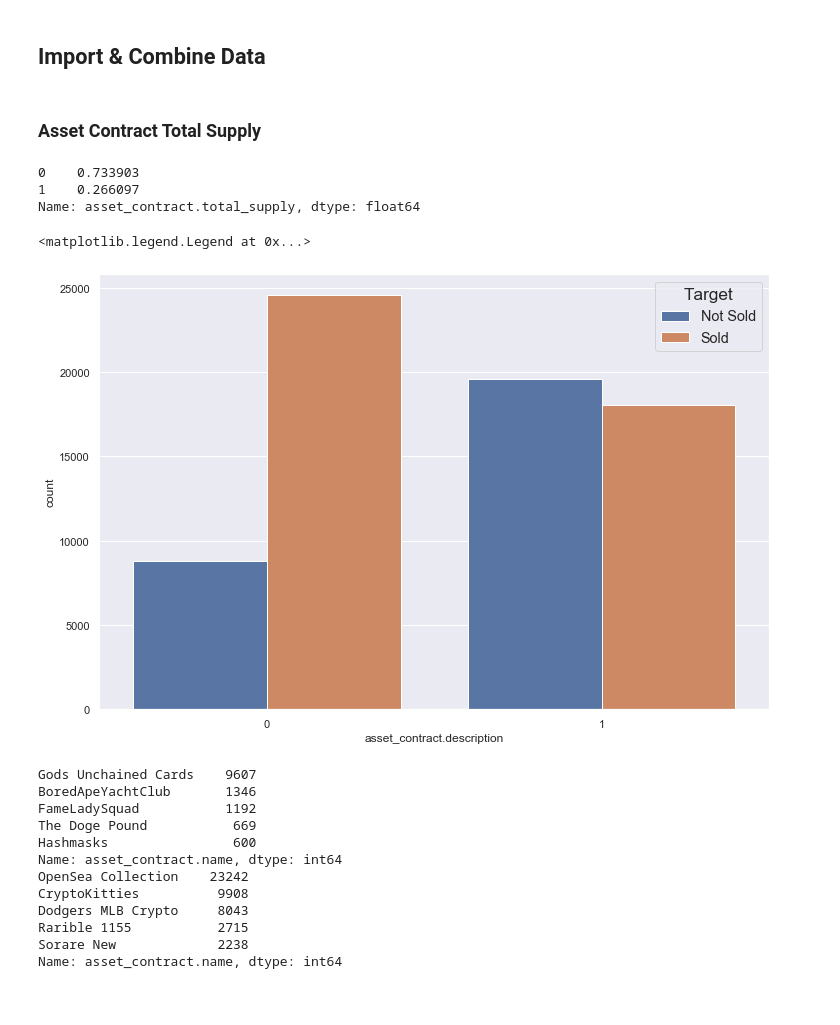
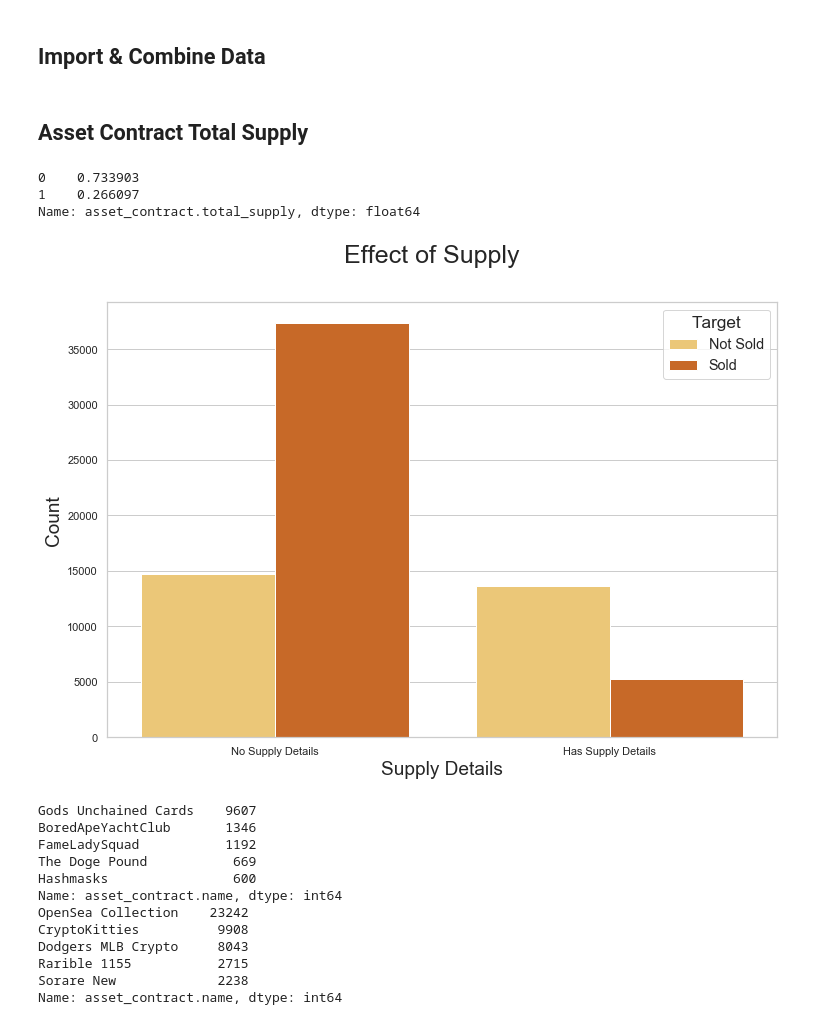
Before and after one commit to shawnjohnsamuel/nft-sale-prediction, a Jupyter notebook: notebooks/5_visualizations.ipynb, the cells around one changed output. Cells and saved outputs as stored; diff of their text form; code cells hidden in the pictures.

```diff
--- a/notebooks/5_visualizations.ipynb
+++ b/notebooks/5_visualizations.ipynb
@@ -4,6 +4,7 @@ import numpy as np
 import matplotlib.pyplot as plt
 %matplotlib inline
 import seaborn as sns
+sns.set(style="whitegrid")
 # %% [markdown]
 # Pre-Binary Transformation
 # %% [markdown]
@@ -48,13 +48,13 @@ plt.legend(title='Target',
 ### What Years Were NFTs Created?
 # %%
 fig, ax = plt.subplots(figsize=(12,8))
-sns.set(style="darkgrid")
 sns.histplot(x=df_full['asset_contract.created_date'].dt.year,
              hue=df_full['target'],
              hue_order=[0,1],
              discrete=True,
              bins=[2018, 2019, 2020, 2021],
              multiple='stack',
+             palette = 'YlOrBr',
              ax=ax)
 ax.set_xticks([2018, 2019, 2020, 2021])
 fig.suptitle('What Years Were NFTs Created?', fontsize=25)
@@ -62,8 +62,8 @@ ax.set_xlabel('Year', fontsize=19)
 ax.set_ylabel('Count', fontsize=19)
 plt.legend(title='Target',
            title_fontsize = 'x-large',
-           labels=['Sold', 'Not Sold'],
+           labels=['Sold','Not Sold'],
            fontsize="large",
            loc='best')
-plt.show()
+#plt.savefig('../images/2_nft_years.png', bboxinches='tight')
 # %% [output]
@@ -76,22 +77,3 @@ week_2019 = df_full[df_full['asset_contract.created_date'].between('2019-01', '2
 week_2020 = df_full[df_full['asset_contract.created_date'].between('2020-01', '2020-12')]['asset_contract.created_date'].dt.week
 week_2021 = df_full[df_full['asset_contract.created_date'].between('2021-01', '2021-12')]['asset_contract.created_date'].dt.week
 weeks_years = [(week_2018,2018),(week_2019,2019),(week_2020,2020),(week_2021,2021)]
-# %%
-for week, year in weeks_years:
-    fig, ax = plt.subplots(figsize=(12,4))
-    sns.set(style="darkgrid")
-    sns.histplot(x=week,
-                 hue=df_full['target'],
-                 discrete=True,
-                 multiple='stack',
-                 ax=ax)
-    fig.suptitle(f'What Weeks Were NFTs Created in {year}?', fontsize=25)
-    ax.set_xlabel('Week', fontsize=19)
-    ax.set_ylabel('Count', fontsize=19)
-    plt.legend(title='Target',
-               title_fontsize = 'x-large',
-               labels=['Sold', 'Not Sold'],
-               fontsize="large",
-               loc = "upper left",
-               bbox_to_anchor = (1,1))
-    plt.show()
@@ -104,11 +112,11 @@ for week, year in weeks_years:
 ### What Days Were NFTs Created?
 # %%
 fig, ax = plt.subplots(figsize=(12,8))
-sns.set(style="darkgrid")
 sns.histplot(x=df_full['asset_contract.created_date'].dt.dayofweek,
              hue=df_full['target'],
              discrete=True,
              multiple='stack',
+             palette = 'YlOrBr',
              ax=ax)
 plt.xticks([0,1,2,3,4,5,6],['Monday', 'Tuesday', 'Wednesday', 'Thursday', 'Friday', 'Saturday', 'Sunday'])
 fig.suptitle('What Days Were NFTs Created?', fontsize=25)
@@ -119,5 +127,5 @@ plt.legend(title='Target',
            labels=['Sold', 'Not Sold'],
            fontsize="large",
            loc='best')
-plt.show()
+# plt.savefig('../images/4_nft_days.png', bboxinches='tight')
 # %% [output]
@@ -132,7 +140,7 @@ df_binary1 = pd.read_csv('../data/nft_binary.csv', low_memory=False, parse_dates
 df_binary2 = pd.read_csv('../data/nft_binary2_test_set.csv', low_memory=False, parse_dates=parse_dates)
 df_binary = pd.concat([df_binary1, df_binary2], ignore_index=True)
 # %% [markdown]
-### Asset Contract Total Supply
+## Asset Contract Total Supply
 # %%
 df_binary['asset_contract.total_supply'].value_counts(normalize=True)
 # %% [output]
@@ -141,23 +149,23 @@ df_binary['asset_contract.total_supply'].value_counts(normalize=True)
 Name: asset_contract.total_supply, dtype: float64
 # %%
 fig, ax = plt.subplots(figsize=(12,8))
-sns.set(style="darkgrid")
 sns.countplot(data=df_binary,
-              x='asset_contract.description',
+              x='asset_contract.total_supply',
               hue='target',
+              palette = 'YlOrBr',
               ax=ax)
-# fig.suptitle('Effect of Supply', fontsize=25)
-# plt.xticks([0,1],['No Metadata', 'Has Metadata'])
-# ax.set_xlabel('Metadata', fontsize=19)
-# ax.set_ylabel('Count', fontsize=19)
+fig.suptitle('Effect of Supply', fontsize=25)
+plt.xticks([0,1],['No Supply Details', 'Has Supply Details'])
+ax.set_xlabel('Supply Details', fontsize=19)
+ax.set_ylabel('Count', fontsize=19)
 plt.legend(title='Target',
            title_fontsize = 'x-large',
            labels=['Not Sold', 'Sold'],
            fontsize="large",
            loc='best')
+# plt.savefig('../images/5_nft_supply.png', bboxinches='tight')
 # %% [output]
-<matplotlib.legend.Legend at 0x...>
-[figure, old version]
+[figure, new version]
 # %%
 # curious about the original values
 
```
Also changed, not shown: parts of 13 cells of this notebook.
